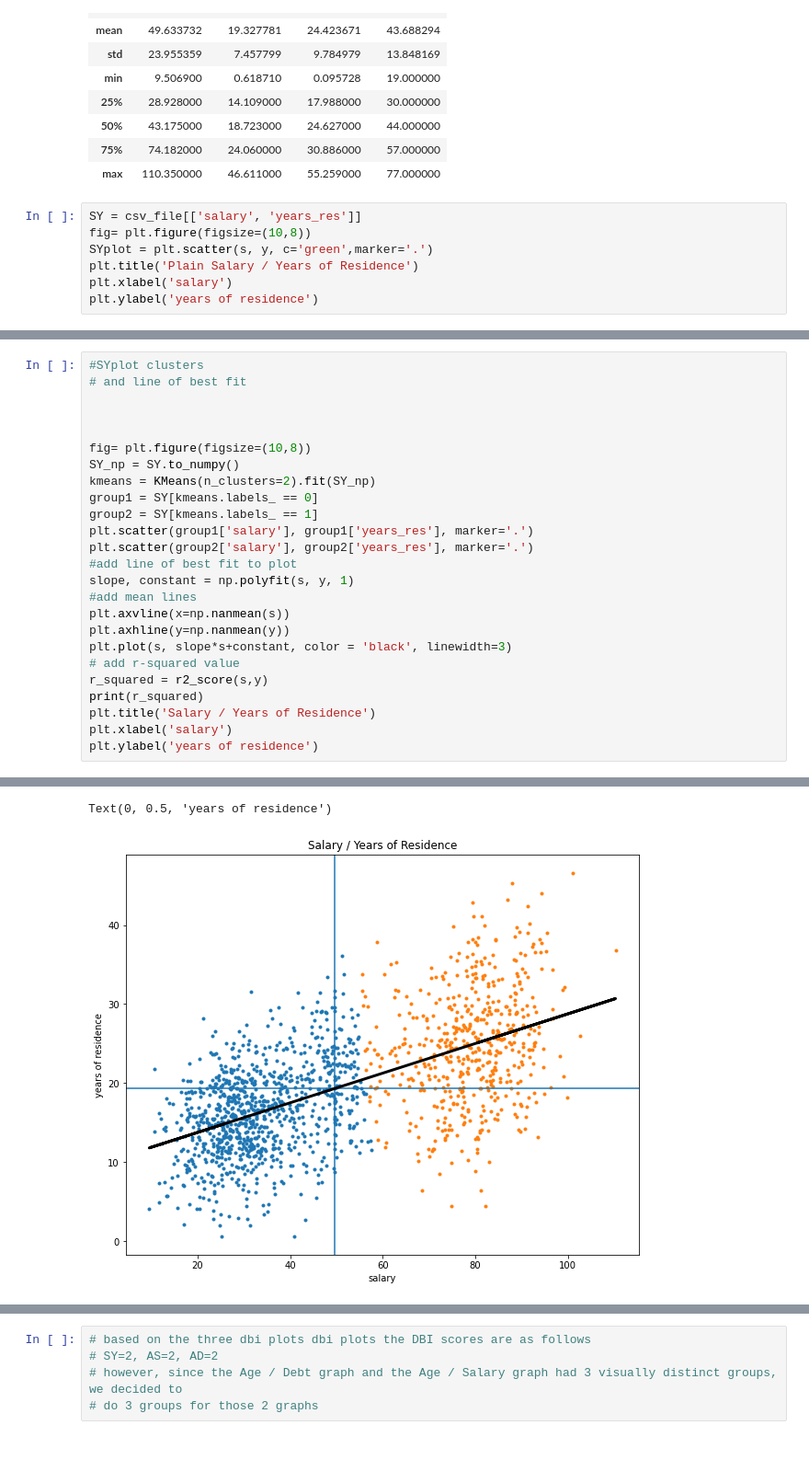
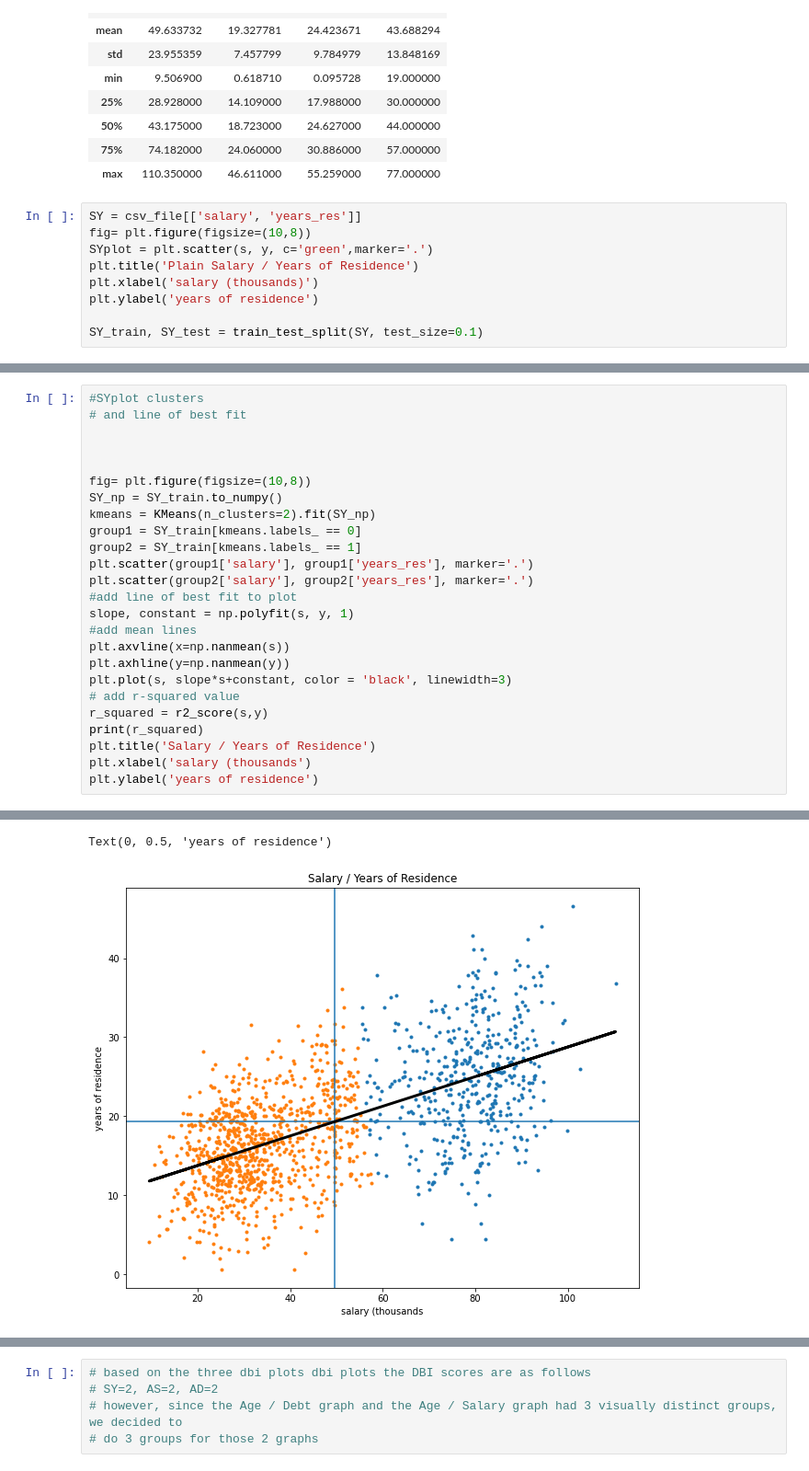
Before and after one commit to jensthetree/DsciFinalProj, a Jupyter notebook: Final Project.ipynb, the cells around one changed output, grey strips where cells are left out. Shown at 92% size. Cells and saved outputs as stored; diff of their text form.

Commit message:
Test and training sets, labes specify thousands $

```diff
--- a/Final Project.ipynb
+++ b/Final Project.ipynb
@@ -95,6 +96,8 @@ SY = csv_file[['salary', 'years_res']]
 fig= plt.figure(figsize=(10,8))
 SYplot = plt.scatter(s, y, c='green',marker='.')
 plt.title('Plain Salary / Years of Residence')
-plt.xlabel('salary')
+plt.xlabel('salary (thousands)')
 plt.ylabel('years of residence')
+
+SY_train, SY_test = train_test_split(SY, test_size=0.1)
 # %% [output]
@@ -103,32 +105,32 @@ Text(0, 0.5, 'years of residence')
 # %%
 #SYplot clusters
 # and line of best fit
 
 
 
 fig= plt.figure(figsize=(10,8))
-SY_np = SY.to_numpy()
+SY_np = SY_train.to_numpy()
 kmeans = KMeans(n_clusters=2).fit(SY_np)
-group1 = SY[kmeans.labels_ == 0]
-group2 = SY[kmeans.labels_ == 1]
+group1 = SY_train[kmeans.labels_ == 0]
+group2 = SY_train[kmeans.labels_ == 1]
 plt.scatter(group1['salary'], group1['years_res'], marker='.')
 plt.scatter(group2['salary'], group2['years_res'], marker='.')
 #add line of best fit to plot
 slope, constant = np.polyfit(s, y, 1)
 #add mean lines
 plt.axvline(x=np.nanmean(s))
 plt.axhline(y=np.nanmean(y))
 plt.plot(s, slope*s+constant, color = 'black', linewidth=3)
 # add r-squared value
 r_squared = r2_score(s,y)
 print(r_squared)
 plt.title('Salary / Years of Residence')
-plt.xlabel('salary')
+plt.xlabel('salary (thousands')
 plt.ylabel('years of residence')
 # %% [output]
 -1.3239566190656005
 Text(0, 0.5, 'years of residence')
-[figure, old version]
+[figure, new version]
 # %%
 dbi_dict = {}
 for i in range(2,21):
```
Also changed, not shown: parts of 9 cells of this notebook.
